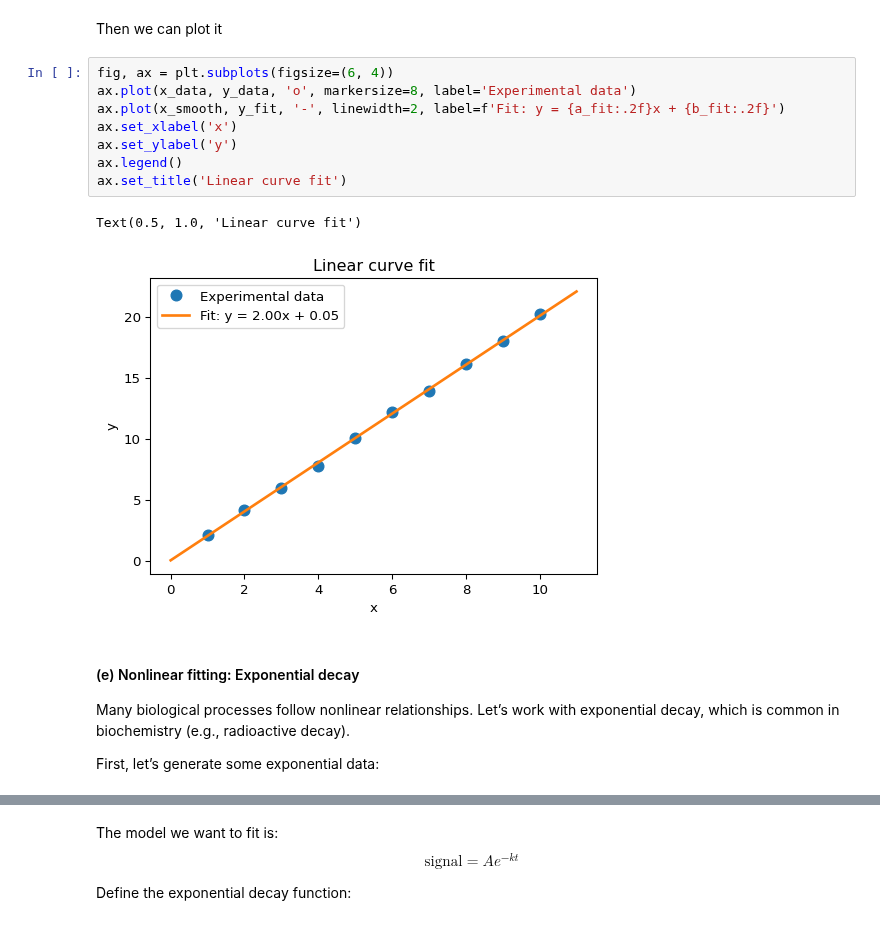
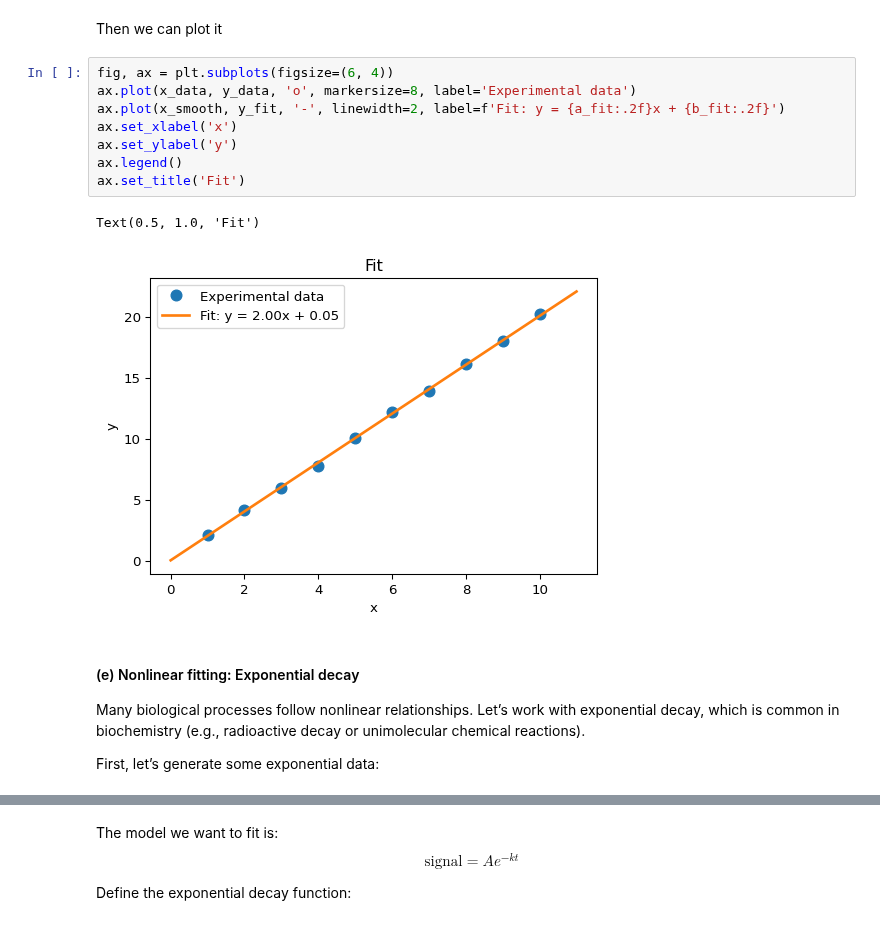
Before and after one commit to au-mbg/fysisk-biokemi, a Jupyter notebook: built_notebooks/master/week_46.ipynb, the cells around one changed output, grey strips where cells are left out. Drawn from its saved outputs; the diff is of its cells as text.

```diff
--- a/built_notebooks/master/week_46.ipynb
+++ b/built_notebooks/master/week_46.ipynb
@@ -132,20 +123,20 @@ Then we can plot it
 # %%
 fig, ax = plt.subplots(figsize=(6, 4))
 ax.plot(x_data, y_data, 'o', markersize=8, label='Experimental data')
 ax.plot(x_smooth, y_fit, '-', linewidth=2, label=f'Fit: y = {a_fit:.2f}x + {b_fit:.2f}')
 ax.set_xlabel('x')
 ax.set_ylabel('y')
 ax.legend()
-ax.set_title('Linear curve fit')
+ax.set_title('Fit')
 # %% [output]
-Text(0.5, 1.0, 'Linear curve fit')
+Text(0.5, 1.0, 'Fit')
-[figure, old version]
+[figure, new version]
 # %% [markdown]
 #### (e) Nonlinear fitting: Exponential decay
 
 Many biological processes follow nonlinear relationships. Let’s work
 with exponential decay, which is common in biochemistry (e.g.,
-radioactive decay).
+radioactive decay or unimolecular chemical reactions).
 
 First, let’s generate some exponential data:
 # %%
```
Also changed, not shown: parts of 99 cells of this notebook, 13 other files.
